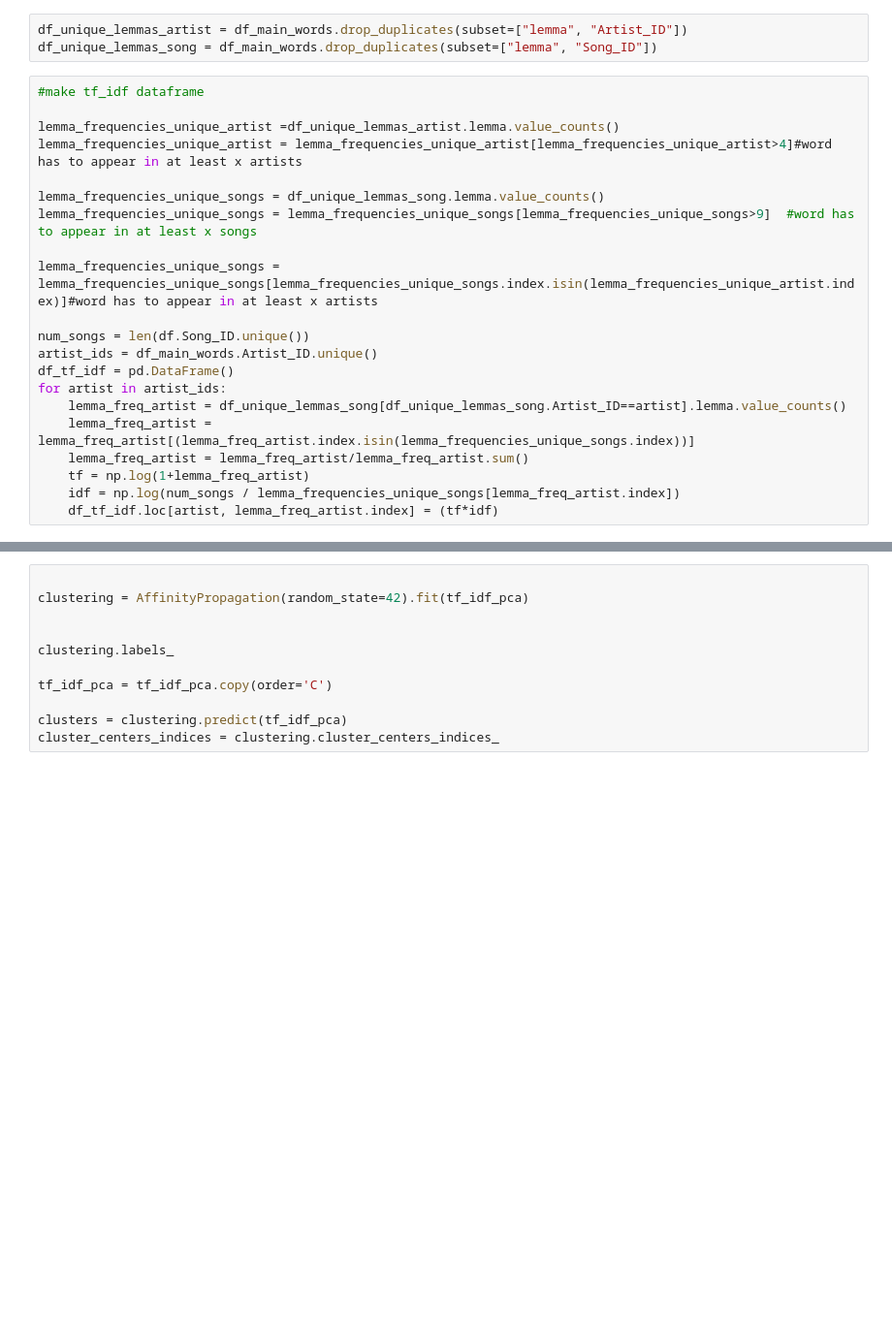
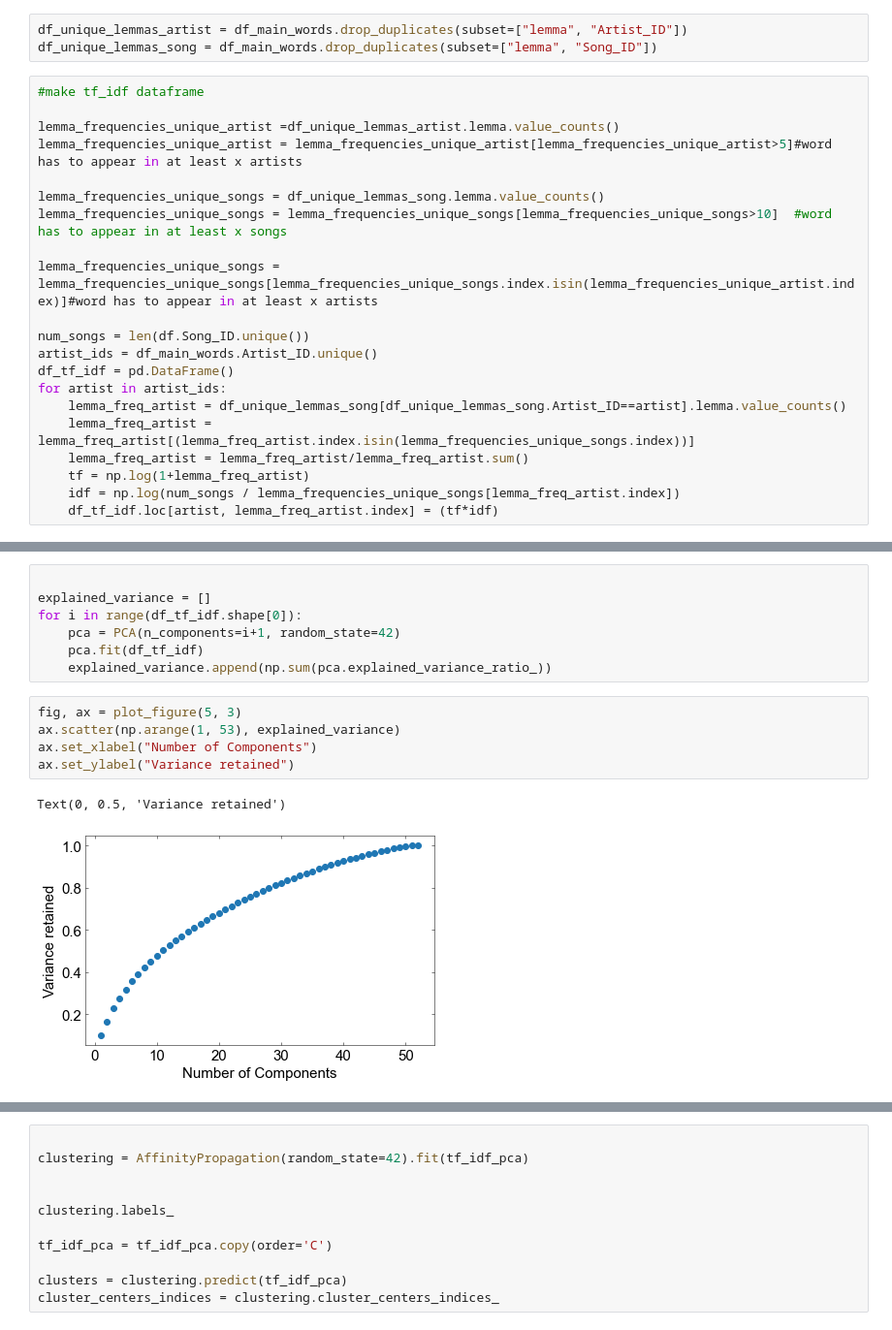
Before and after one commit to datamilas/CroLyricsProject, a Jupyter notebook: Python/tf-idf.ipynb, the cells around one changed output, grey strips where cells are left out. Shown at 97% size. Cells and saved outputs as stored; diff of their text form; blank space fills up the shorter version.

```diff
--- a/Python/tf-idf.ipynb
+++ b/Python/tf-idf.ipynb
@@ -26,10 +65,10 @@ df_unique_lemmas_song = df_main_words.drop_duplicates(subset=["lemma", "Song_ID"
 #make tf_idf dataframe
 
 lemma_frequencies_unique_artist =df_unique_lemmas_artist.lemma.value_counts()
-lemma_frequencies_unique_artist = lemma_frequencies_unique_artist[lemma_frequencies_unique_artist>4]#word has to appear in at least x artists
+lemma_frequencies_unique_artist = lemma_frequencies_unique_artist[lemma_frequencies_unique_artist>5]#word has to appear in at least x artists
 
 lemma_frequencies_unique_songs = df_unique_lemmas_song.lemma.value_counts()
-lemma_frequencies_unique_songs = lemma_frequencies_unique_songs[lemma_frequencies_unique_songs>9]  #word has to appear in at least x songs
+lemma_frequencies_unique_songs = lemma_frequencies_unique_songs[lemma_frequencies_unique_songs>10]  #word has to appear in at least x songs
 
 lemma_frequencies_unique_songs = lemma_frequencies_unique_songs[lemma_frequencies_unique_songs.index.isin(lemma_frequencies_unique_artist.index)]#word has to appear in at least x artists
 
@@ -59 +104,16 @@ df_tf_idf.head(5)
+# %%
+
+explained_variance = []
+for i in range(df_tf_idf.shape[0]):
+    pca = PCA(n_components=i+1, random_state=42)
+    pca.fit(df_tf_idf)
+    explained_variance.append(np.sum(pca.explained_variance_ratio_))
+# %%
+fig, ax = plot_figure(5, 3)
+ax.scatter(np.arange(1, 53), explained_variance)
+ax.set_xlabel("Number of Components")
+ax.set_ylabel("Variance retained")
+# %% [output]
+Text(0, 0.5, 'Variance retained')
+[figure, added]
 # %%
```
Also changed, not shown: parts of 13 cells of this notebook, 1 other file.
